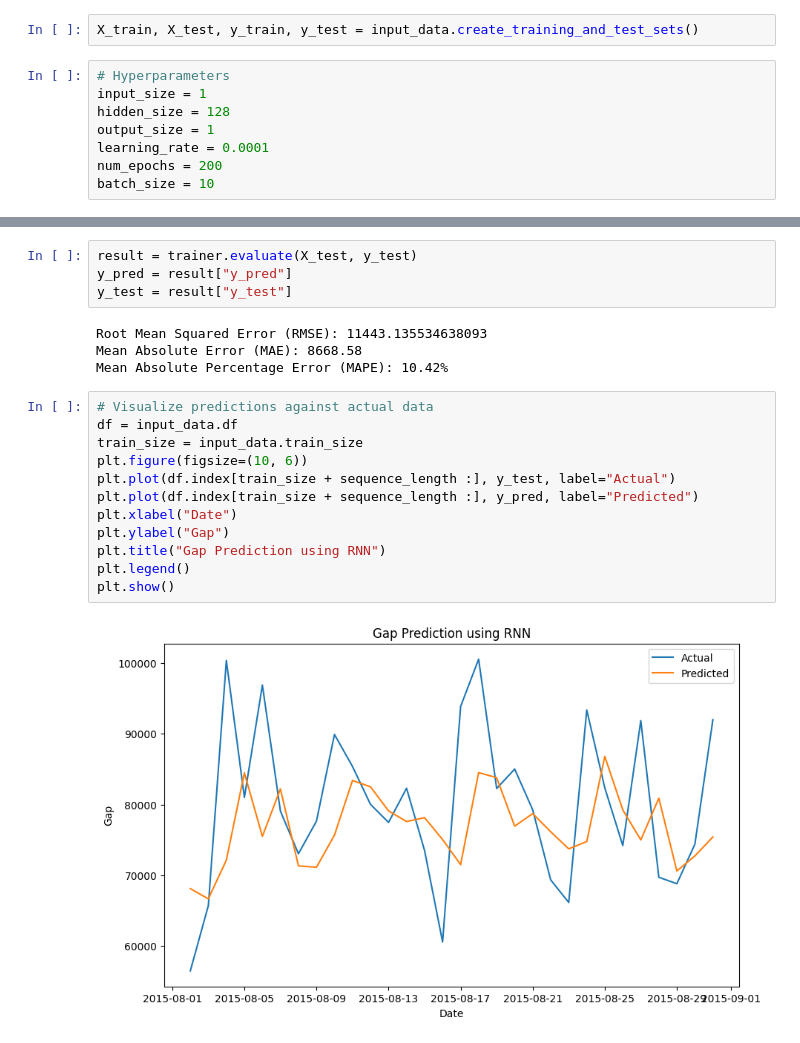
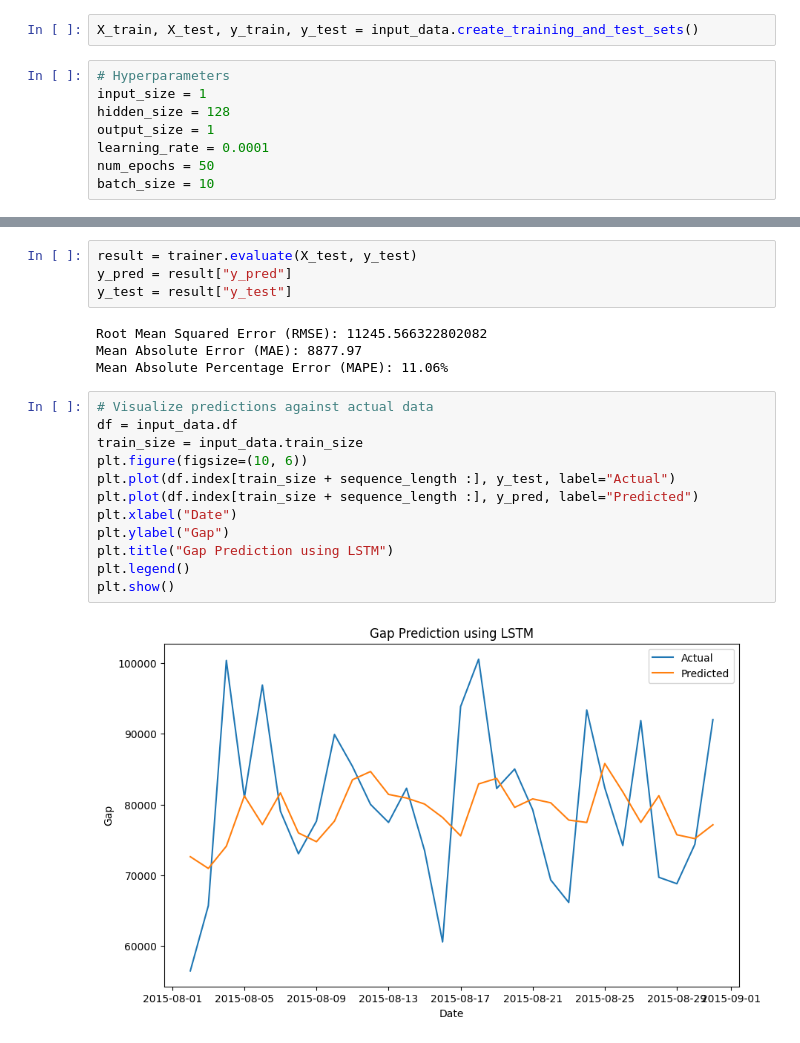
Before and after one commit to maestria-ds-eafit/proyecto-integrador-semestre-2, a Jupyter notebook: notebooks/time_series/lstm/lstm.ipynb, the cells around one changed output, grey strips where cells are left out. Cells and saved outputs as stored; diff of their text form.

Commit message:
Fixes LSTM

```diff
--- a/notebooks/time_series/lstm/lstm.ipynb
+++ b/notebooks/time_series/lstm/lstm.ipynb
@@ -46,7 +46,7 @@ input_size = 1
 hidden_size = 128
 output_size = 1
 learning_rate = 0.0001
-num_epochs = 200
+num_epochs = 50
 batch_size = 10
 # %%
 # Create data loaders
@@ -90,20 +90,20 @@ result = trainer.evaluate(X_test, y_test)
 y_pred = result["y_pred"]
 y_test = result["y_test"]
 # %% [output]
-Root Mean Squared Error (RMSE): 11443.135534638093
-Mean Absolute Error (MAE): 8668.58
-Mean Absolute Percentage Error (MAPE): 10.42%
+Root Mean Squared Error (RMSE): 11245.566322802082
+Mean Absolute Error (MAE): 8877.97
+Mean Absolute Percentage Error (MAPE): 11.06%
 # %%
 # Visualize predictions against actual data
 df = input_data.df
 train_size = input_data.train_size
 plt.figure(figsize=(10, 6))
 plt.plot(df.index[train_size + sequence_length :], y_test, label="Actual")
 plt.plot(df.index[train_size + sequence_length :], y_pred, label="Predicted")
 plt.xlabel("Date")
 plt.ylabel("Gap")
-plt.title("Gap Prediction using RNN")
+plt.title("Gap Prediction using LSTM")
 plt.legend()
 plt.show()
 # %% [output]
-[figure, old version]
+[figure, new version]
```
Also changed, not shown: parts of 1 cell of this notebook.
